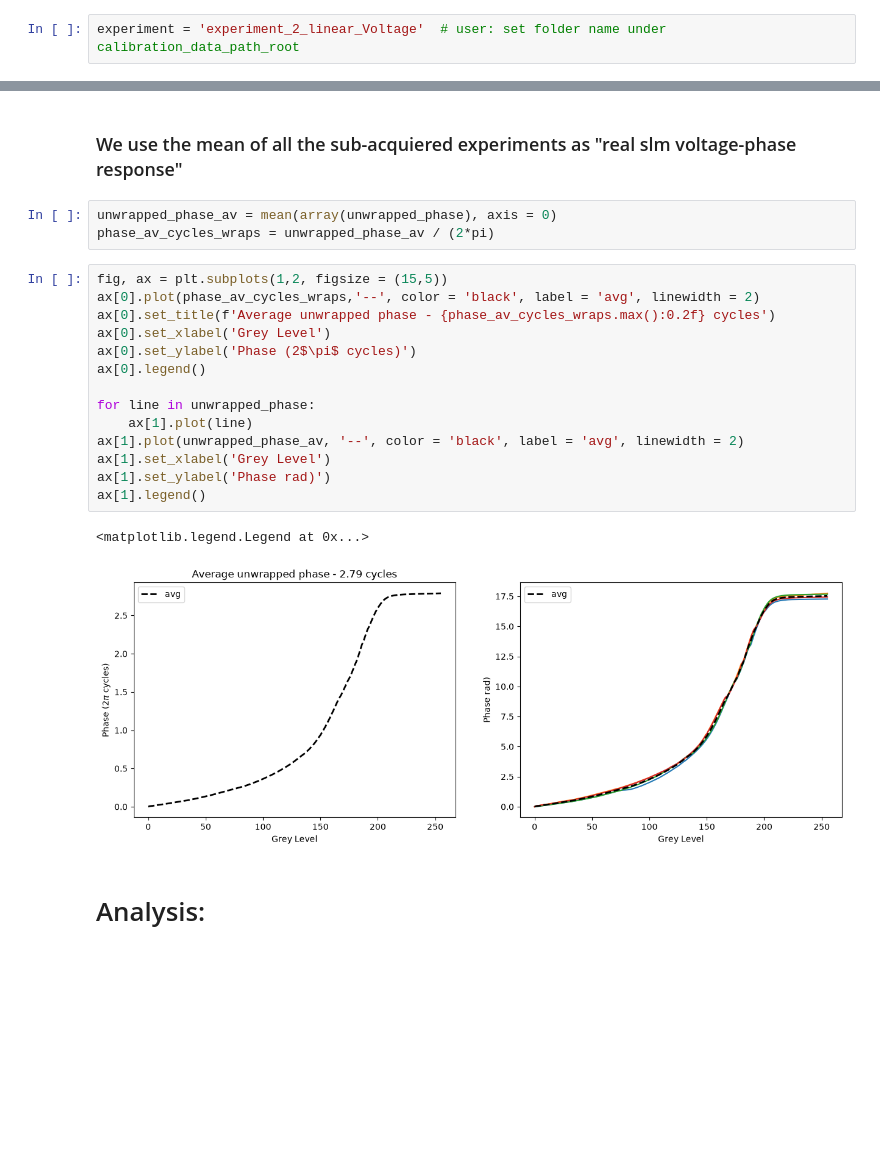
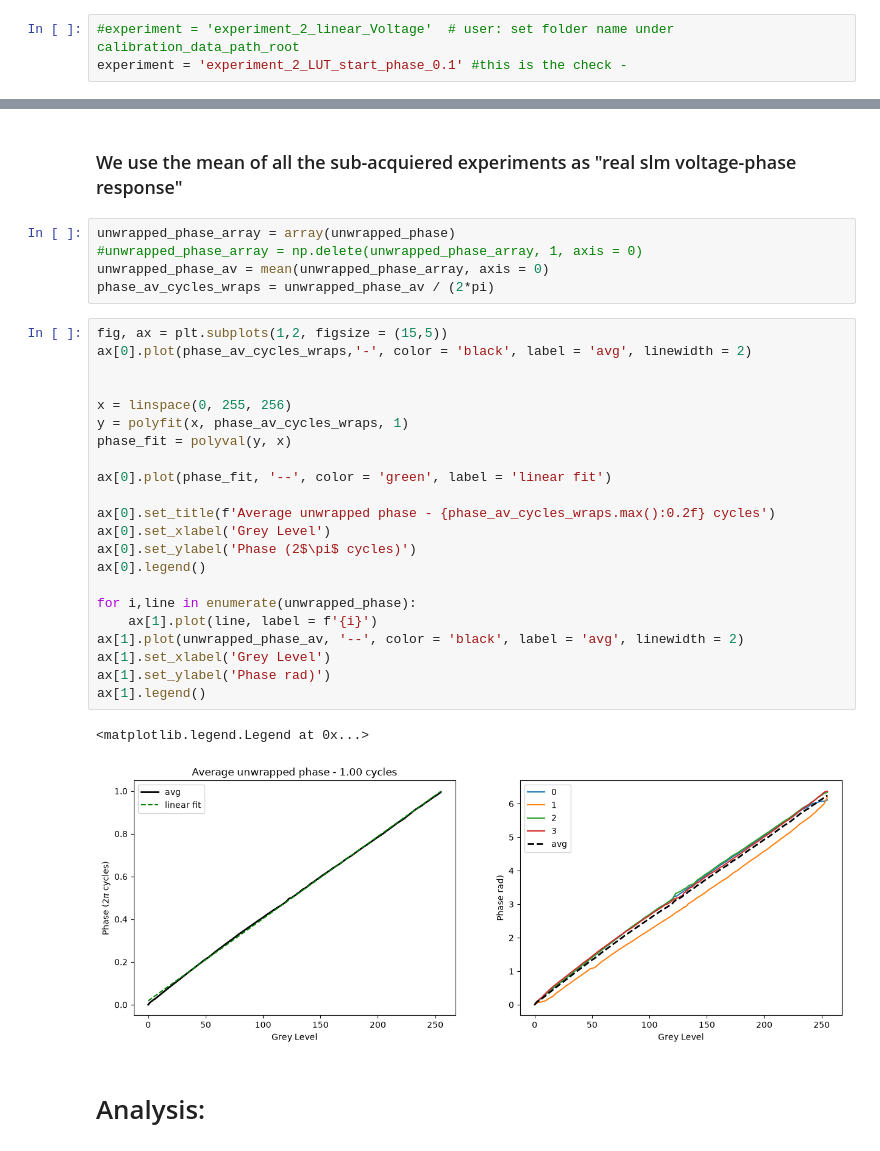
Before and after one commit to MarKo7s/LCOS_LUT_calibrations, a Jupyter notebook: analysis/E01_get_LUT_cam_pol_interference.ipynb, the cells around one changed output, grey strips where cells are left out. Saved outputs shown, nothing was run; the diff lists cells and outputs as text; blank space fills up the shorter version.

```diff
--- a/analysis/E01_get_LUT_cam_pol_interference.ipynb
+++ b/analysis/E01_get_LUT_cam_pol_interference.ipynb
@@ -12,7 +12,8 @@ from utilities import phase_unwrap_from_I, norm_I
 # %% [markdown]
 # Target Experiment to be processed (experiment)
 # %%
-experiment = 'experiment_2_linear_Voltage'  # user: set folder name under calibration_data_path_root
+#experiment = 'experiment_2_linear_Voltage'  # user: set folder name under calibration_data_path_root
+experiment = 'experiment_2_LUT_start_phase_0.1' #this is the check -
 # %% [markdown]
 ## Import all data:
 # %%
@@ -55,25 +56,35 @@ for line in interferograms:
 # %% [markdown]
 ### We use the mean of all the sub-acquiered experiments as "real slm voltage-phase response"
 # %%
-unwrapped_phase_av = mean(array(unwrapped_phase), axis = 0)
+unwrapped_phase_array = array(unwrapped_phase)
+#unwrapped_phase_array = np.delete(unwrapped_phase_array, 1, axis = 0)
+unwrapped_phase_av = mean(unwrapped_phase_array, axis = 0)
 phase_av_cycles_wraps = unwrapped_phase_av / (2*pi)
 # %%
 fig, ax = plt.subplots(1,2, figsize = (15,5))
-ax[0].plot(phase_av_cycles_wraps,'--', color = 'black', label = 'avg', linewidth = 2)
+ax[0].plot(phase_av_cycles_wraps,'-', color = 'black', label = 'avg', linewidth = 2)
+
+
+x = linspace(0, 255, 256)
+y = polyfit(x, phase_av_cycles_wraps, 1)
+phase_fit = polyval(y, x)
+
+ax[0].plot(phase_fit, '--', color = 'green', label = 'linear fit')
+
 ax[0].set_title(f'Average unwrapped phase - {phase_av_cycles_wraps.max():0.2f} cycles')
 ax[0].set_xlabel('Grey Level')
 ax[0].set_ylabel('Phase (2$\pi$ cycles)')
 ax[0].legend()
 
-for line in unwrapped_phase:
-    ax[1].plot(line)
+for i,line in enumerate(unwrapped_phase):
+    ax[1].plot(line, label = f'{i}')
 ax[1].plot(unwrapped_phase_av, '--', color = 'black', label = 'avg', linewidth = 2)
 ax[1].set_xlabel('Grey Level')
 ax[1].set_ylabel('Phase rad)')
 ax[1].legend()
 # %% [output]
 <matplotlib.legend.Legend at 0x...>
-[figure, old version]
+[figure, new version]
 # %% [markdown]
 # Analysis:
 # %%
```
Also changed, not shown: parts of 3 cells of this notebook, 26 other files.
